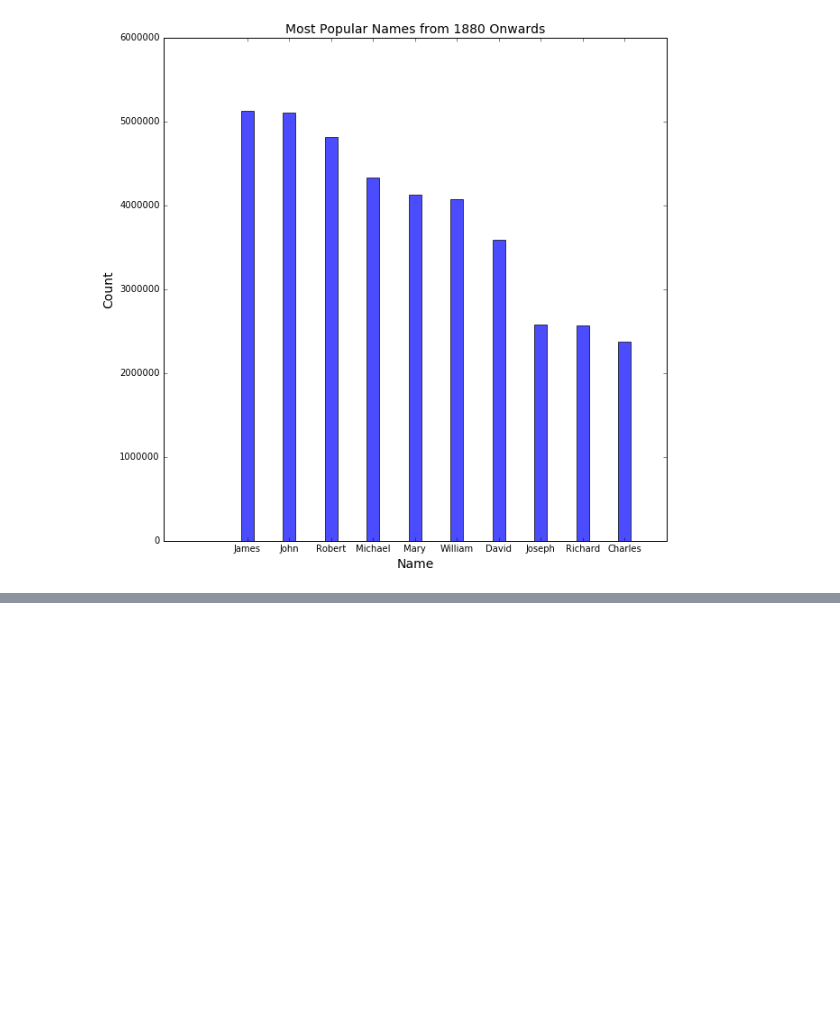
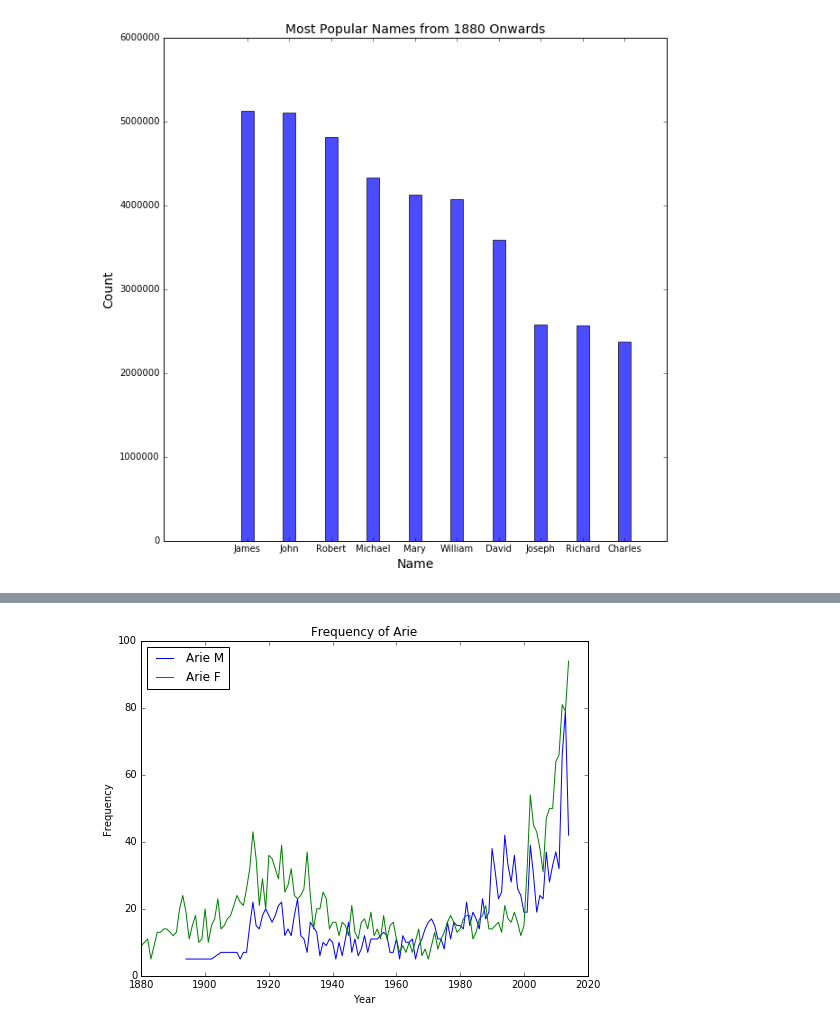
Before and after one commit to UlyssesInvictus/cs109-project, a Jupyter notebook: Milestone 3 Visualizations.ipynb, the cells around one changed output, grey strips where cells are left out. Cells and saved outputs as stored; diff of their text form; code cells hidden in the pictures; blank space fills up the shorter version.

```diff
--- a/Milestone 3 Visualizations.ipynb
+++ b/Milestone 3 Visualizations.ipynb
@@ -133,0 +157,15 @@ plt.savefig('1880_counts.png')
+# %%
+fig = plt.figure(figsize=(8, 6))
+ax = plt.axes()
+
+plt.plot(arie_M['Year'],arie_M['Count'], label='Arie M')
+plt.plot(arie_F['Year'],arie_F['Count'], label='Arie F')
+
+plt.title("Frequency of Arie")
+plt.xlabel("Year")
+plt.ylabel("Frequency")
+plt.legend(loc=2)
+
+plt.savefig('gender_amb2.png')
+# %% [output]
+[figure, added]
```
Also changed, not shown: parts of 2 cells of this notebook, 8 other files.
